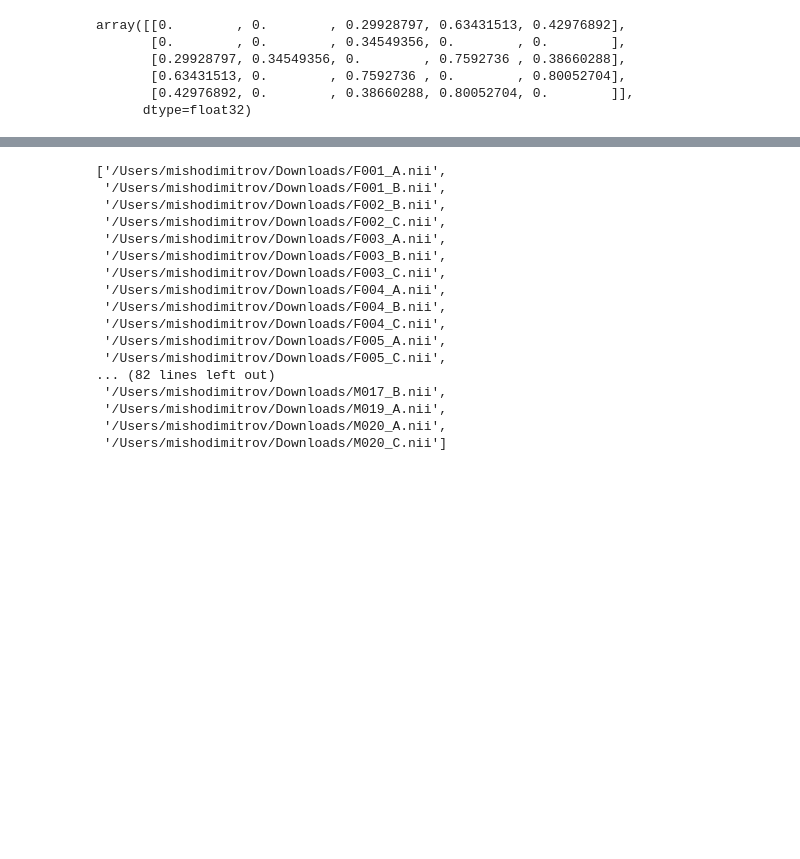
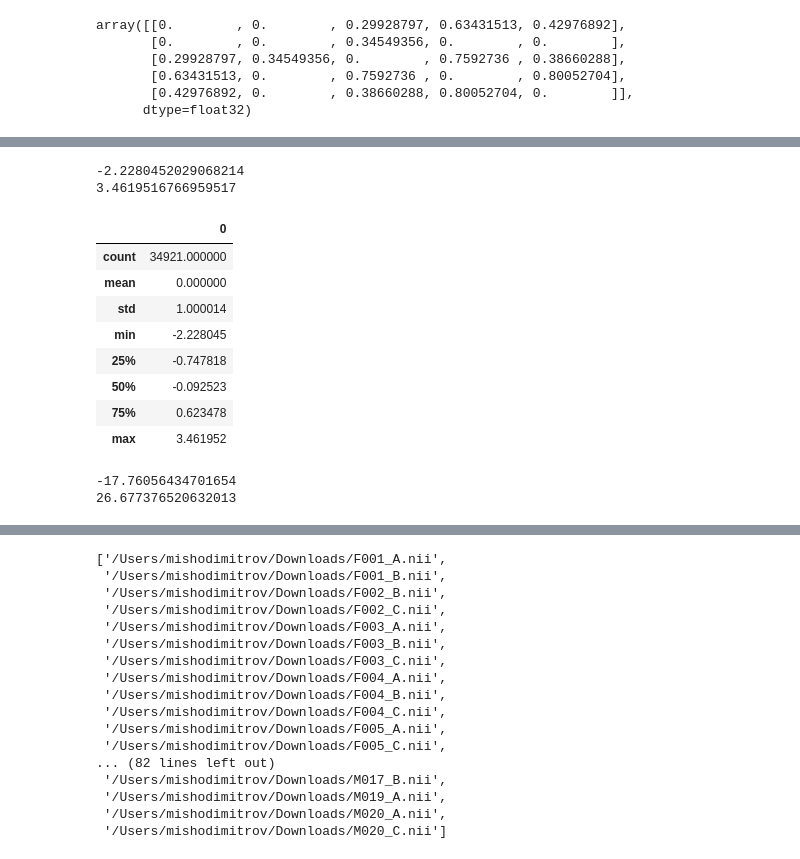
Before and after one commit to misho-dimitrov/ARB, a Jupyter notebook: ARB_voxel_wise.ipynb, the cells around one changed output, grey strips where cells are left out. Drawn from its saved outputs; the diff is of its cells as text; code cells hidden in the pictures; blank space fills up the shorter version.

```diff
--- a/ARB_voxel_wise.ipynb
+++ b/ARB_voxel_wise.ipynb
@@ -251,0 +229,37 @@ g = to_graph_tool(correlation_matrix)
+# %%
+print(np.min(dc_scaled))
+print(np.max(dc_scaled))
+# %% [output]
+-2.2280452029068214
+3.4619516766959517
+# %%
+dc_scaled_panda = pd.DataFrame(dc_scaled)
+dc_scaled_panda.describe()
+# %% [output]
+|  | 0 |
+| count | 34921.000000 |
+| mean | 0.000000 |
+| std | 1.000014 |
+| min | -2.228045 |
+| 25% | -0.747818 |
+| 50% | -0.092523 |
+| 75% | 0.623478 |
+| max | 3.461952 |
+# %%
+# ???????????????????????????????????????????????????????????
+
+# calculate the mean and the SD of the global connectivity and use them to z-score (as in Holiga et al., 2019):
+
+#A previously recommended correlation threshold for DC of r > 0.25 was used for DC
+#computation (26). The resulting DC maps were z-scored to the global connectivity (subtracting the mean
+#and dividing by the standard deviation) for each subject to minimize the impact of global connectivity
+#differences induced by potential confounds (i.e. motion, physiological noise or sequence differences).
+
+mean_glob_conn = np.mean(correlation_matrix)
+SD_glob_conn = np.std(correlation_matrix)
+dc_z = (dc_scaled - mean_glob_conn) / SD_glob_conn
+print(np.min(dc_z))
+print(np.max(dc_z))
+# %% [output]
+-17.76056434701654
+26.677376520632013
```
Also changed, not shown: parts of 26 cells of this notebook.
